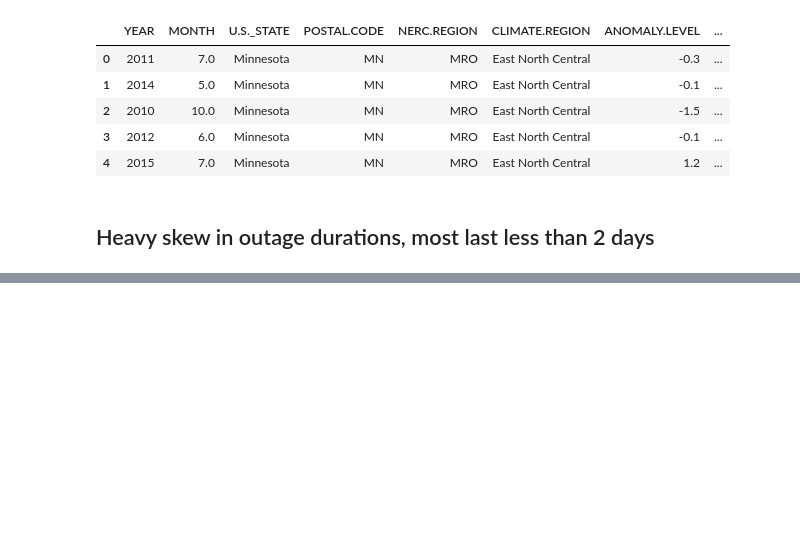
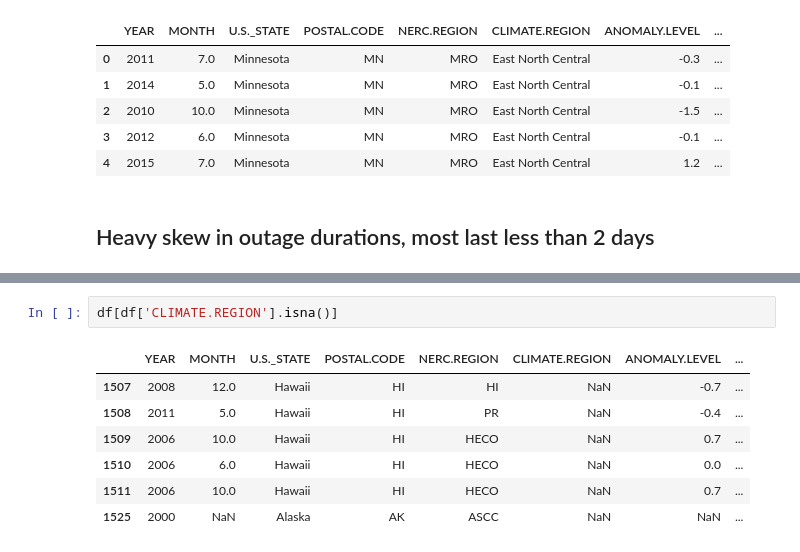
Before and after one commit to k-phantastic/US-Power-Outage-Analysis, a Jupyter notebook: 3_regression_model.ipynb, the cells around one changed output, grey strips where cells are left out. Drawn from its saved outputs; the diff is of its cells as text; blank space fills up the shorter version.

```diff
--- a/3_regression_model.ipynb
+++ b/3_regression_model.ipynb
@@ -46,0 +108,10 @@ fig.show()
+# %%
+df[df['CLIMATE.REGION'].isna()]
+# %% [output]
+|  | YEAR | MONTH | U.S._STATE | POSTAL.CODE | NERC.REGION | CLIMATE.REGION | ANOMALY.LEVEL | ... |
+| 1507 | 2008 | 12.0 | Hawaii | HI | HI | NaN | -0.7 | ... |
+| 1508 | 2011 | 5.0 | Hawaii | HI | PR | NaN | -0.4 | ... |
+| 1509 | 2006 | 10.0 | Hawaii | HI | HECO | NaN | 0.7 | ... |
+| 1510 | 2006 | 6.0 | Hawaii | HI | HECO | NaN | 0.0 | ... |
+| 1511 | 2006 | 10.0 | Hawaii | HI | HECO | NaN | 0.7 | ... |
+| 1525 | 2000 | NaN | Alaska | AK | ASCC | NaN | NaN | ... |
```
Also changed, not shown: parts of 19 cells of this notebook, 5 other files.
